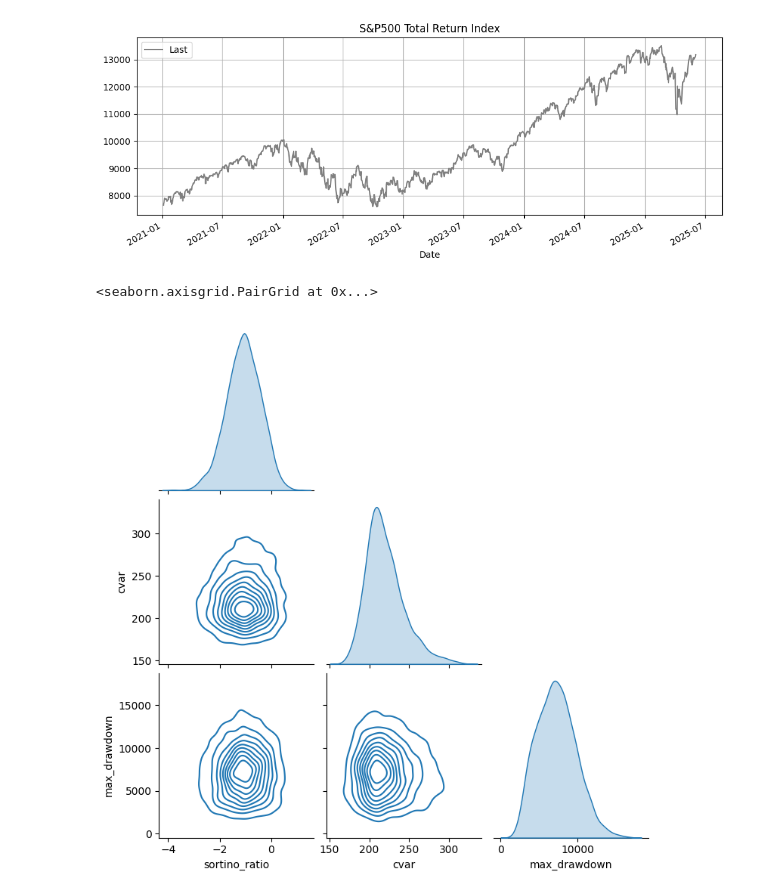
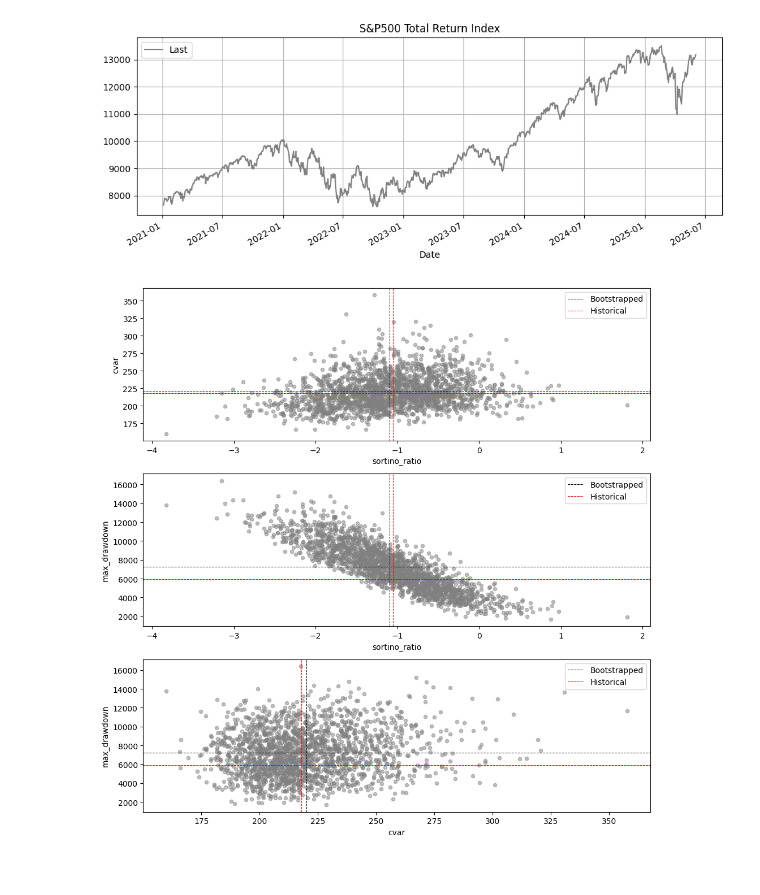
Before and after one commit to agdiiura/numfolio, a Jupyter notebook: examples/SPXTR.ipynb, the cells around one changed output. Drawn from its saved outputs; the diff is of its cells as text; code cells hidden in the pictures.

```diff
--- a/examples/SPXTR.ipynb
+++ b/examples/SPXTR.ipynb
@@ -12,19 +12,45 @@ fig.show()
 # %% [output]
 [figure]
 # %%
-import seaborn as sns
 import numfolio as nf
 
 returns = sp500.Last.diff().dropna().values
 metrics = ['sortino_ratio', 'cvar', 'max_drawdown']
 
 samples = dict()
+historical = dict()
 
 for m in metrics:
-    samples[m] = nf.bootstrap_metric(returns, metric=m, n_jobs=8, n_bootstraps=2000)
+    samples[m] = nf.bootstrap_metric(returns, metric=m, n_jobs=8, n_bootstraps=2000, rng=1234, min_length=20)
+    f = getattr(nf, f'compute_{m}')
+    historical[m] = f(returns)
 
 samples = pd.DataFrame(samples)
-sns.pairplot(samples, corner=True, kind='kde')
-# %% [output]
-<seaborn.axisgrid.PairGrid at 0x...>
-[figure, removed]
+# %%
+from itertools import combinations
+
+pairs = list(combinations(metrics, 2))
+fig, axes = plt.subplots(len(pairs), 1, figsize=(10, 10))
+
+for (x, y), ax in zip(pairs, axes):
+
+
+    x_mean = samples[x].mean()
+    y_mean = samples[y].mean()
+
+    x_h = historical[x]
+    y_h = historical[y]
+
+    samples.plot(kind='scatter', x=x, y=y, ax=ax, alpha=0.5, color='gray')
+
+    ax.axvline(x_mean, color='black', linestyle='dashed', linewidth=0.75, label='Bootstrapped')
+    ax.axhline(y_mean, color='black', linestyle='dashed', linewidth=0.75)
+    ax.axvline(x_h, color='red', linestyle='dashed', linewidth=0.75, label='Historical')
+    ax.axhline(y_h, color='red', linestyle='dashed', linewidth=0.75)
+
+    ax.legend(loc='best')
+
+fig.tight_layout()
+fig.show()
+# %% [output]
+[figure, added]
```
